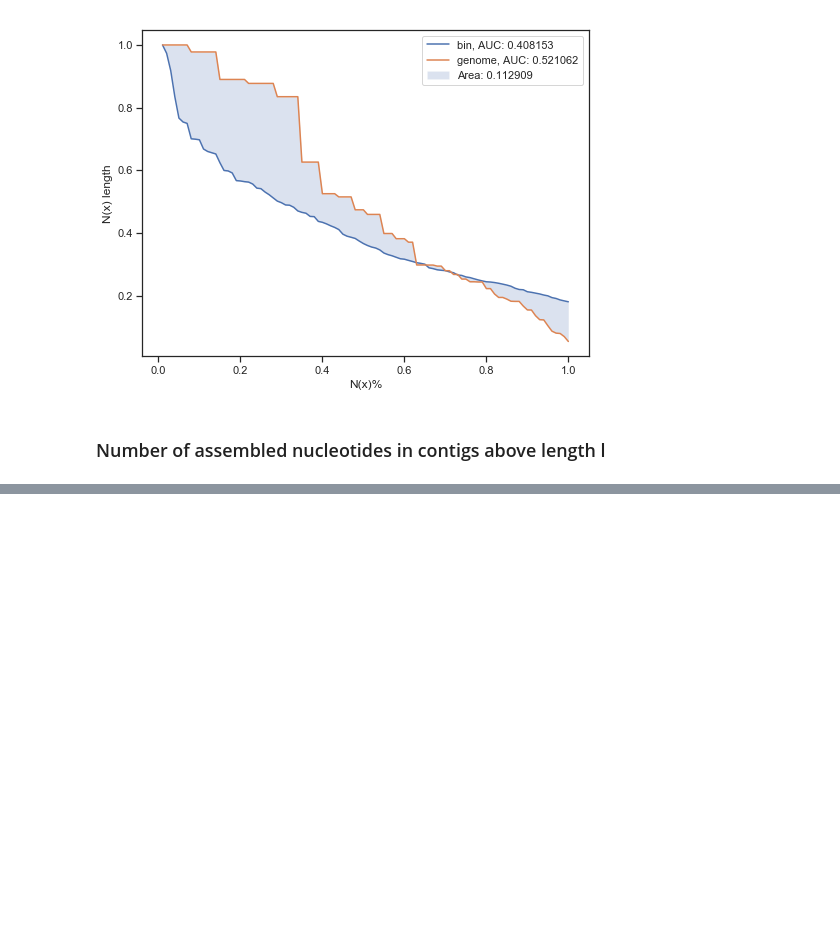
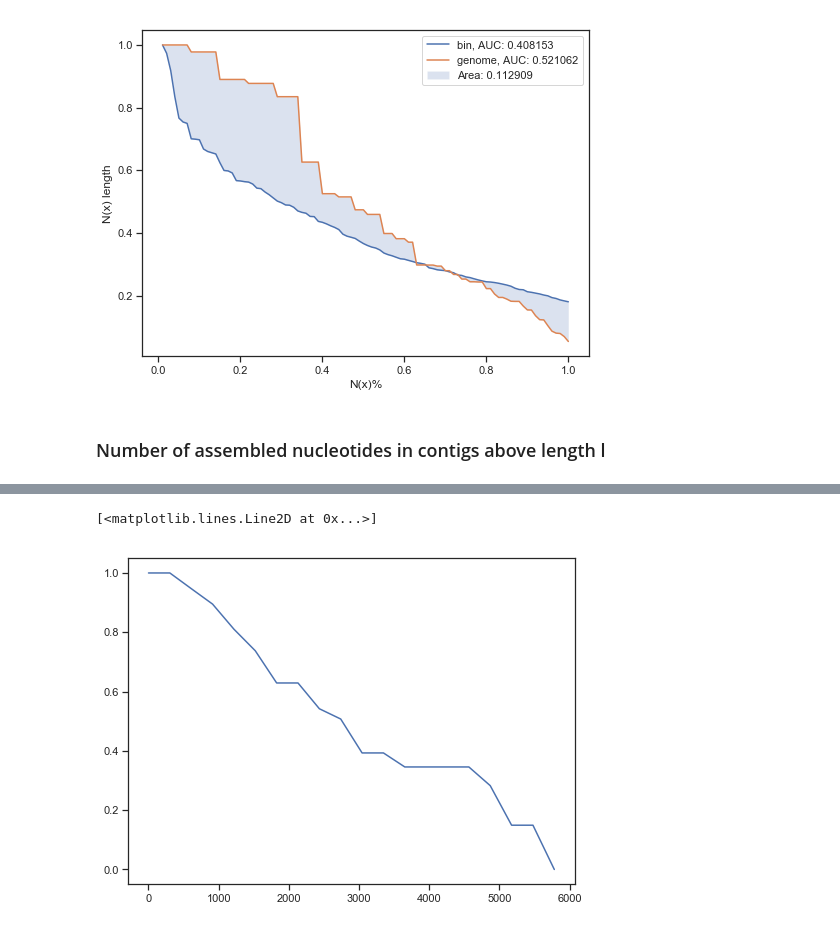
Before and after one commit to KubaWojciechowski/MetaBinQ, a Jupyter notebook: Basic_stats.ipynb, the cells around one changed output, grey strips where cells are left out. Cells and saved outputs as stored; diff of their text form; code cells hidden in the pictures; blank space fills up the shorter version.

```diff
--- a/Basic_stats.ipynb
+++ b/Basic_stats.ipynb
@@ -19,7 +19,7 @@ def contigs_lenghts(fasta_file):
     lengths = []
     for record in SeqIO.parse(fasta_file, "fasta"):
         lengths.append(len(record.seq))
-    return(lengths)
+    return(np.array(lengths))
 
 
 def nx_curve(lengths):
@@ -121,0 +129,21 @@ nx_curve(lengths)
+# %%
+genome = contigs_lenghts("./genomes/genome3/final.contigs.fa")
+total = sum(genome)
+max_len = max(genome)
+
+x = np.linspace(1,max_len, 20)
+
+nucleotides_x = []
+
+for i in range(len(x)):
+
+    idx = genome > x[i]
+    nucleotides_x.append(genome[idx].sum())
+
+nucleotides_x = np.array(nucleotides_x)
+nucleotides_norm = nucleotides_x/total
+# %%
+plt.plot(x, nucleotides_norm)
+# %% [output]
+[<matplotlib.lines.Line2D at 0x...>]
+[figure, added]
```
Also changed, not shown: parts of 5 cells of this notebook.
